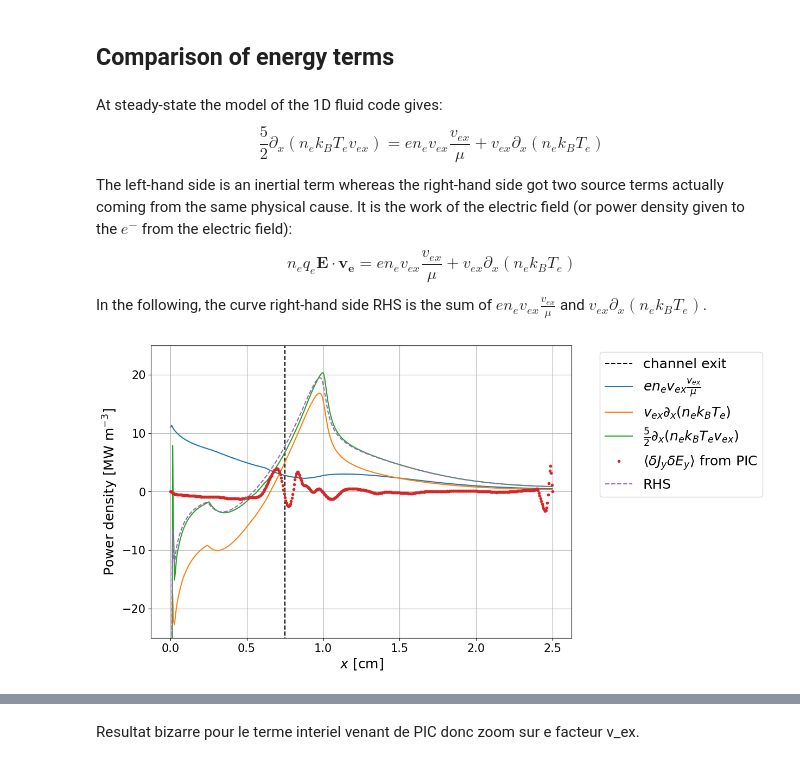
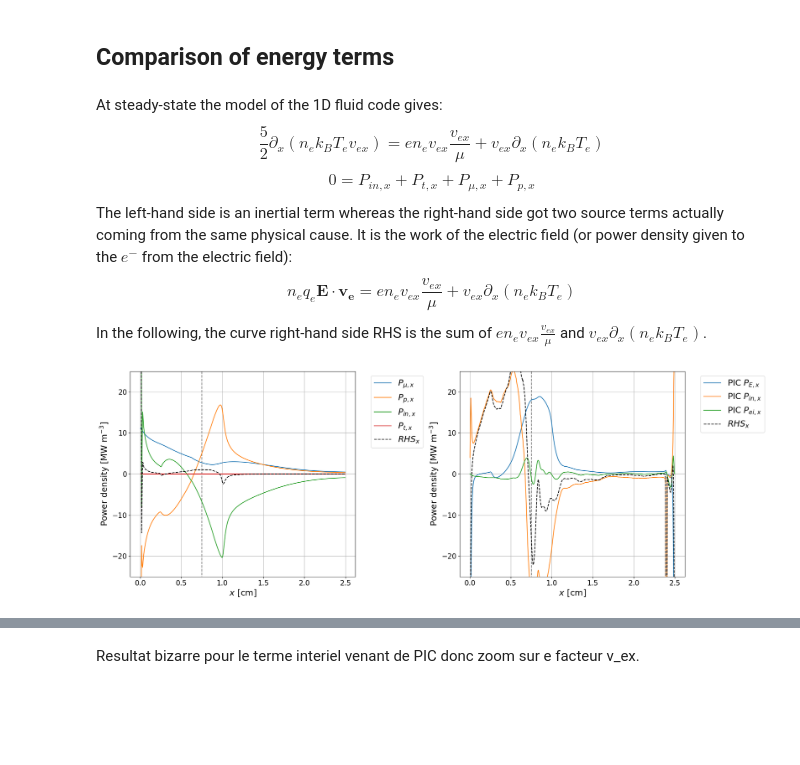
Before and after one commit to federicopetronio/FLHET1D, a Jupyter notebook: plots_comparison_PIC.ipynb, the cells around one changed output, grey strips where cells are left out. Cells and saved outputs as stored; diff of their text form; code cells hidden in the pictures; blank space fills up the shorter version.

```diff
--- a/plots_comparison_PIC.ipynb
+++ b/plots_comparison_PIC.ipynb
@@ -52,6 +56,6 @@ titlefontsize   = 20
 # %% [markdown]
 # Comparison with the PIC data from F.P. comparison of $R_{ei}$  and energy terms
 # %%
-extracted_df = pd.read_csv("./Inputs/20240709_PIC_data_FP/20240709_PIC_ext_df.csv", sep="\t", header=0)
+extracted_df = pd.read_csv("./Inputs/PIC_data_FP/20240724_PIC_ext_df.csv", sep="\t", header=0)
 print(extracted_df.columns)
 # %% [output]
@@ -98,31 +205,57 @@ energy_inertia_term     = 2.5 * np.gradient(phy_const.e * P[1, :] * P[3, :] * P[
 At steady-state the model of the 1D fluid code gives:
 $$
 \frac{5}{2}\partial_x (n_e k_B T_e v_{ex}) = e n_e v_{ex} \frac{v_{ex}}{\mu} + v_{ex} \partial_x (n_e k_B T_e)
+$$
+$$
+0 = P_{in,x} + P_{t,x} + P_{\mu,x} + P_{p,x}
 $$
 The left-hand side is an inertial term whereas the right-hand side got two source terms actually coming from the same physical cause. It is the work of the electric field (or power density given to the $e^-$ from the electric field):
 $$
 n_e q_e \mathbf{E} \cdot \mathbf{v_e} = e n_e v_{ex} \frac{v_{ex}}{\mu} + v_{ex} \partial_x (n_e k_B T_e)
 $$
 In the following, the curve right-hand side RHS is the sum of $e n_e v_{ex} \frac{v_{ex}}{\mu}$ and $v_{ex} \partial_x (n_e k_B T_e)$.
+# %%
+P_in_x  = - 2.5 * np.gradient(phy_const.e * ni * Te * uex, x_center)
+P_t_x   = - 1.5 * phy_const.e * (ni * Te - Pm1[1, :]*Pm1[3, :])/(t - tm1)
+P_mu_x  = phy_const.e * ni * uex**2 / mu_eff     # e*n_e* vex^2 / mu
+P_p_x   = uex * np.gradient(phy_const.e * ni * Te, x_center)
+P_RHS_x = P_in_x + P_t_x + P_mu_x + P_p_x
+# %%
+PIC_P_in_x  = - 2.5 * np.gradient(phy_const.e * extracted_df['n_e'] * extracted_df['Te_x'] * extracted_df['ve_x'], extracted_df['x']/100)
+PIC_P_E_x     = - phy_const.e * extracted_df['n_e'] * extracted_df['EE'] * extracted_df['ve_x']
+PIC_P_ei_x    = extracted_df['dJy_dEy']
+PIC_P_RHS_x     = PIC_P_in_x + PIC_P_E_x + PIC_P_ei_x
 # %%
-f, ax = plt.subplots(figsize=(10,7))
+f, ax = plt.subplots(1, 2, figsize=(20,7))
 
-ax.plot([LTHR*100, LTHR*100], [-50., 50.], 'k--', label = "channel exit")
-ax.plot(x_center*100, E_acceleration_heating/1e6, '-', label = "$e n_e v_{ex} \\frac{v_{ex}}{\\mu}$")
-ax.plot(x_center*100, E_pressure_heating/1e6, '-', label = "$v_{ex} \\partial_x (n_e k_B T_e)$")
-ax.plot(x_center*100, energy_inertia_term/1e6, '-', label = "$\\frac{5}{2}\\partial_x (n_e k_B T_e v_{ex})$")
-ax.plot(extracted_df['x'], extracted_df['dJy_dEy']/1e6, '.', label="$\\langle \\delta J_y \\delta E_y \\rangle$ from PIC")
-ax.plot(x_center*100, (E_acceleration_heating+E_pressure_heating)/1e6, '--', label = "RHS")
+ax[0].plot([LTHR*100, LTHR*100], [-50., 50.], '--', color='grey')
+ax[0].plot(x_center*100, P_mu_x/1e6, '-', label = "$P_{\mu,x}$")
+ax[0].plot(x_center*100, P_p_x/1e6, '-', label = "$P_{p,x}$")
+ax[0].plot(x_center*100, P_in_x/1e6, '-', label = "$P_{in,x}$")
+ax[0].plot(x_center*100, P_t_x/1e6, '-', label = "$P_{t,x}$")
+ax[0].plot(x_center*100, P_RHS_x/1e6, 'k--', label = "$RHS_x$")
+ax[0].set_ylim([-25., 25.])
+ax[0].set_xlabel("$x$ [cm]", fontsize=axisfontsize)
+ax[0].set_ylabel("Power density [MW m$^{-3}$]", fontsize=axisfontsize)
+ax[0].xaxis.set_tick_params(labelsize=tickfontsize)
+ax[0].yaxis.set_tick_params(labelsize=tickfontsize)
+ax[0].grid()
+ax[0].legend(loc="upper left", bbox_to_anchor=(1.05, 1.0), fontsize=legendfontsize)
 
-ax.set_ylim([-25., 25.])
+ax[1].plot([LTHR*100, LTHR*100], [-50., 50.], '--', color='grey')
+ax[1].plot(extracted_df['x'], PIC_P_E_x/1e6, '-', label = "PIC $P_{E,x}$")
+ax[1].plot(extracted_df['x'], PIC_P_in_x/1e6, '-', label = "PIC $P_{in,x}$")
+ax[1].plot(extracted_df['x'], PIC_P_ei_x/1e6, '-', label = "PIC $P_{ei,x}$")
+ax[1].plot(extracted_df['x'], PIC_P_RHS_x/1e6, 'k--', label = "$RHS_x$")
+ax[1].set_ylim([-25., 25.])
+ax[1].set_xlabel("$x$ [cm]", fontsize=axisfontsize)
+ax[1].set_ylabel("Power density [MW m$^{-3}$]", fontsize=axisfontsize)
+ax[1].xaxis.set_tick_params(labelsize=tickfontsize)
+ax[1].yaxis.set_tick_params(labelsize=tickfontsize)
+ax[1].grid()
+ax[1].legend(loc="upper left", bbox_to_anchor=(1.05, 1.0), fontsize=legendfontsize)
 
-ax.set_xlabel("$x$ [cm]", fontsize=axisfontsize)
-ax.set_ylabel("Power density [MW m$^{-3}$]", fontsize=axisfontsize)
-ax.xaxis.set_tick_params(labelsize=tickfontsize)
-ax.yaxis.set_tick_params(labelsize=tickfontsize)
-
-ax.grid()
-ax.legend(loc="upper left", bbox_to_anchor=(1.05, 1.0), fontsize=legendfontsize)
+plt.tight_layout()
 plt.show()
 # %% [output]
-[figure, old version]
+[figure, new version]
```
Also changed, not shown: parts of 25 cells of this notebook, 1 other file.
